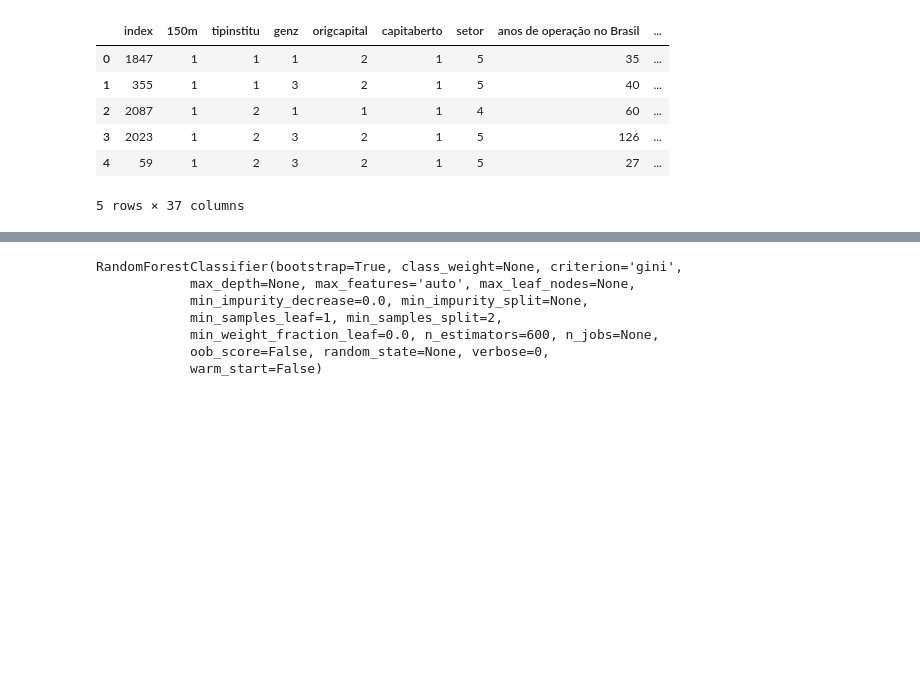
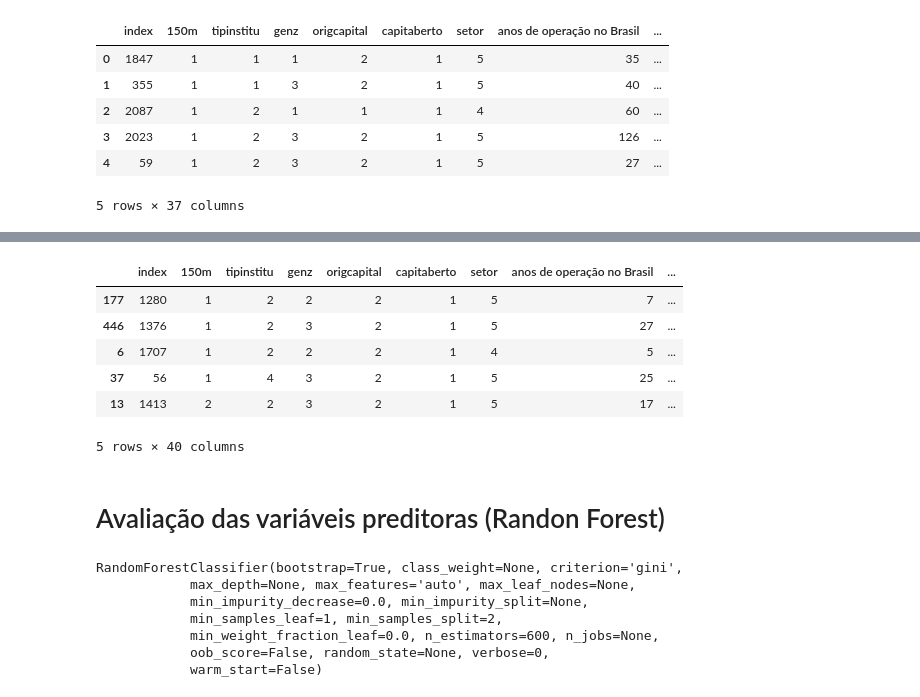
Before and after one commit to rdgcdasilva/gestao-talentos, a Jupyter notebook: Modelagem_RL e RF_ Python_dados Melhores.ipynb, the cells around one changed output, grey strips where cells are left out. Drawn from its saved outputs; the diff is of its cells as text; code cells hidden in the pictures; blank space fills up the shorter version.

```diff
--- a/Modelagem_RL e RF_ Python_dados Melhores.ipynb
+++ b/Modelagem_RL e RF_ Python_dados Melhores.ipynb
@@ -141,3 +159,18 @@ coef.to_excel('coef_teste.xls', sheet_name= 'sheet1')
+# %%
+interval = (final['prob_sertalento'] > 0.7) & (final['Futuro na empresa'] == 'Por menos de 1 ano')
+final_intervalcriticesp = final.loc[interval]
+# %%
+final_intervalcriticesp
+# %% [output]
+|  | index | 150m | tipinstitu | genz | origcapital | capitaberto | setor | anos de operação no Brasil | ... |
+| 177 | 1280 | 1 | 2 | 2 | 2 | 1 | 5 | 7 | ... |
+| 446 | 1376 | 1 | 2 | 3 | 2 | 1 | 5 | 27 | ... |
+| 6 | 1707 | 1 | 2 | 2 | 2 | 1 | 4 | 5 | ... |
+| 37 | 56 | 1 | 4 | 3 | 2 | 1 | 5 | 25 | ... |
+| 13 | 1413 | 2 | 2 | 3 | 2 | 1 | 5 | 17 | ... |
+5 rows × 40 columns
+# %% [markdown]
+# Avaliação das variáveis preditoras (Randon Forest)
 # %%
 from sklearn.ensemble import RandomForestClassifier
 from sklearn.ensemble import ExtraTreesClassifier
```
Also changed, not shown: parts of 30 cells of this notebook.
